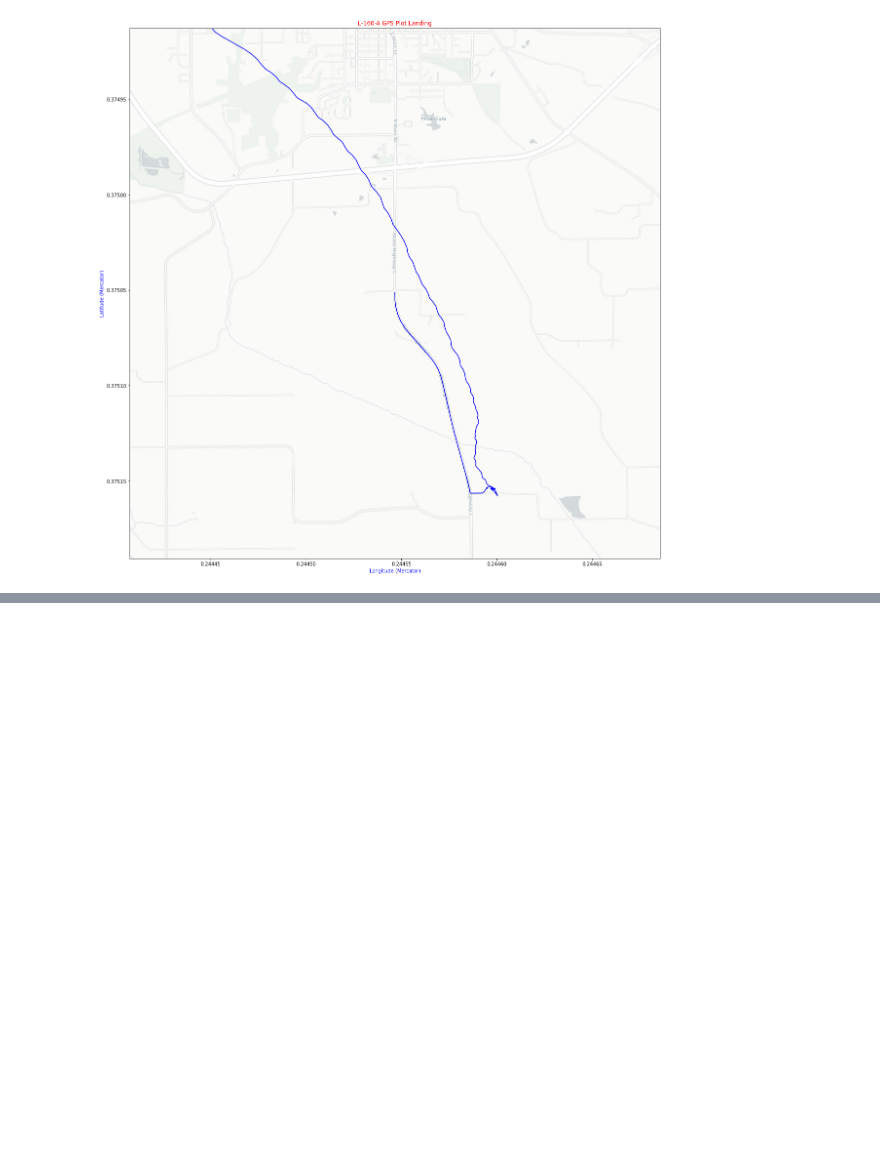
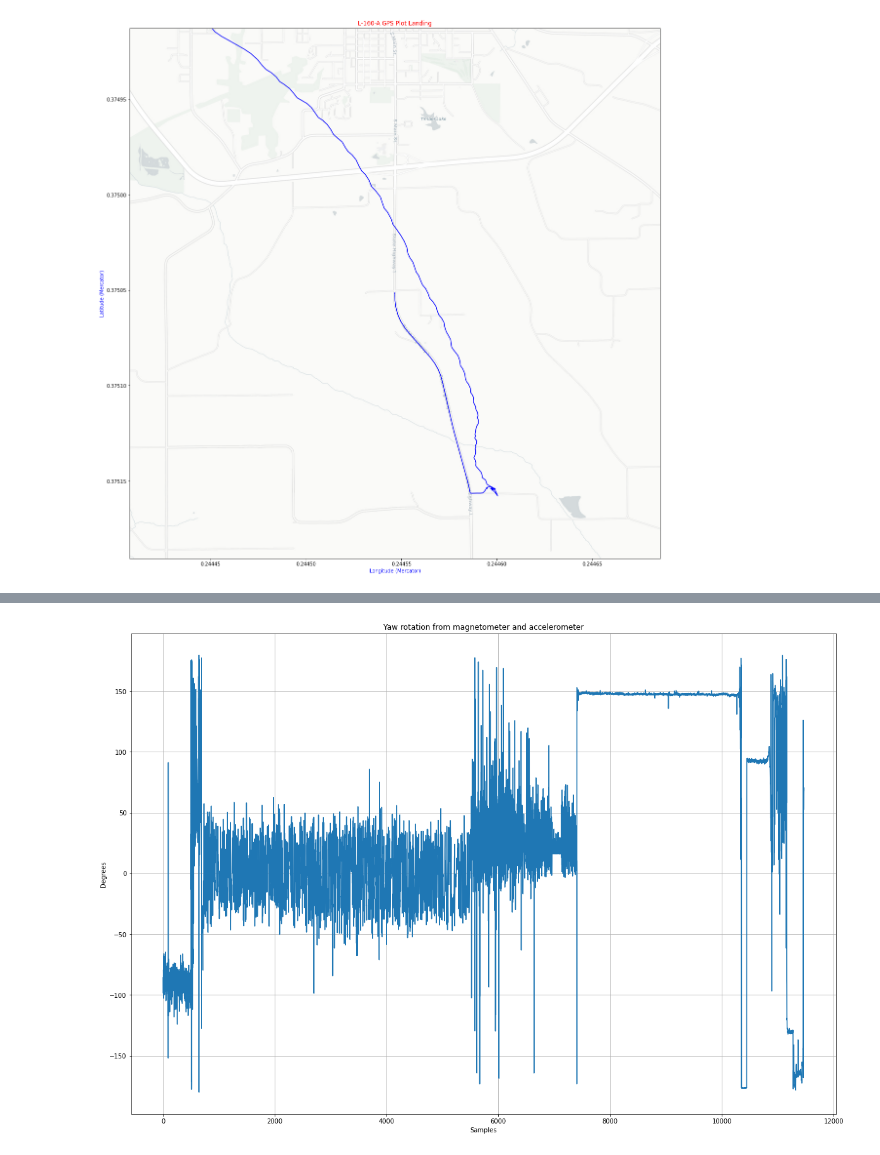
Before and after one commit to M2I-HABET/Mission-160, a Jupyter notebook: Parse_HABET_FDR_Data.ipynb, the cells around one changed output, grey strips where cells are left out. Saved outputs shown, nothing was run; the diff lists cells and outputs as text; code cells hidden in the pictures; blank space fills up the shorter version.

```diff
--- a/Parse_HABET_FDR_Data.ipynb
+++ b/Parse_HABET_FDR_Data.ipynb
@@ -515,0 +665,15 @@ mag = np.array([bert_df.MagX.to_numpy,bert_df.MagY.to_numpy,bert_df.MagZ.to_nump
+# %%
+def process_and_plot_yaw(df):
+    pitch,roll=process_pitch_roll(df)
+    yaw = process_yaw(df, pitch, roll)
+    t = np.arange(df.shape[0])
+    fig = plt.figure(figsize=(20, 14))
+    plt.plot(t,rad2deg(yaw))
+    plt.grid(which='Both')
+    plt.title("Yaw rotation from magnetometer and accelerometer")
+    plt.xlabel("Samples")
+    plt.ylabel("Degrees")
+# %%
+process_and_plot_yaw(bert_df)
+# %% [output]
+[figure, added]
```
Also changed, not shown: parts of 11 cells of this notebook.
